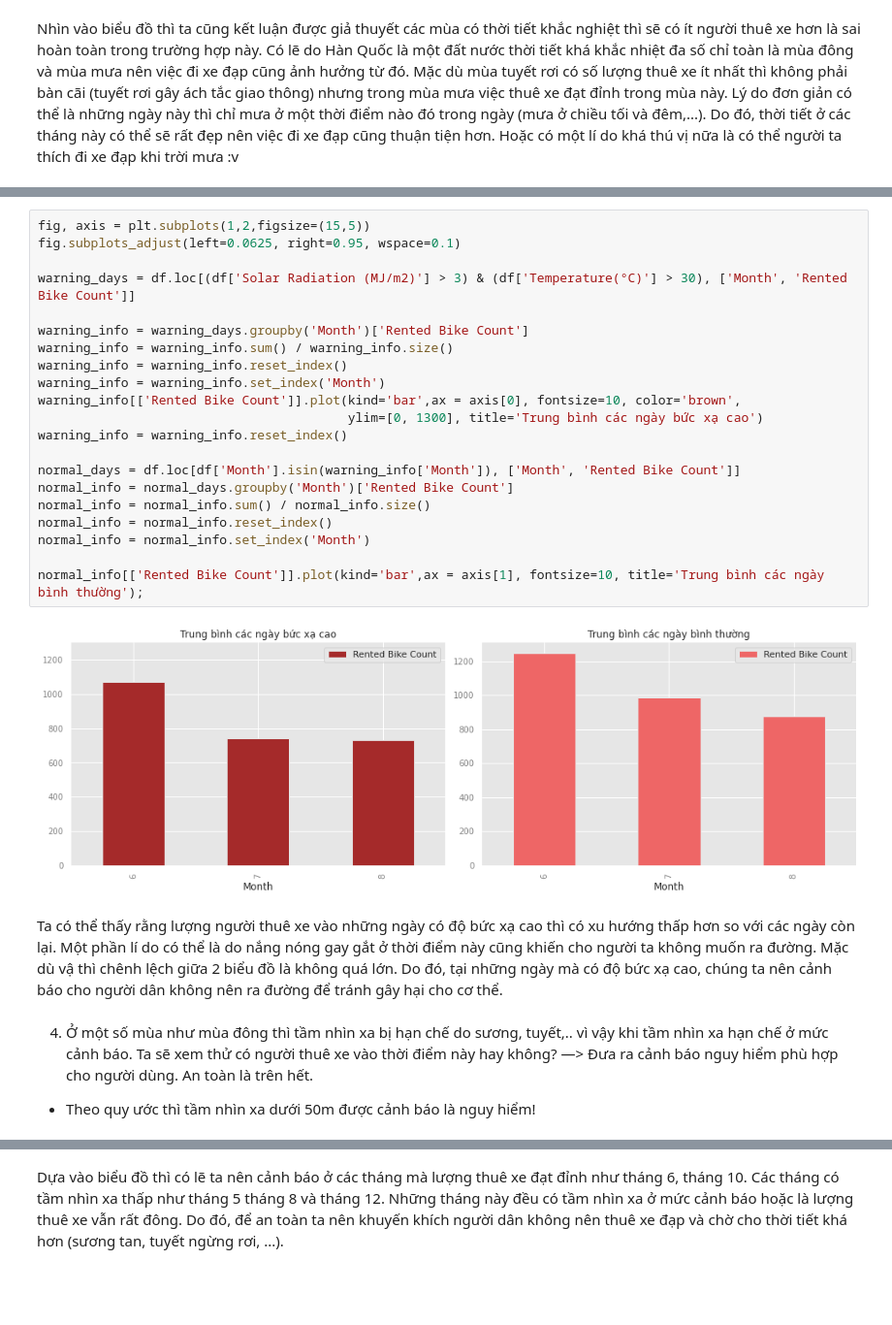
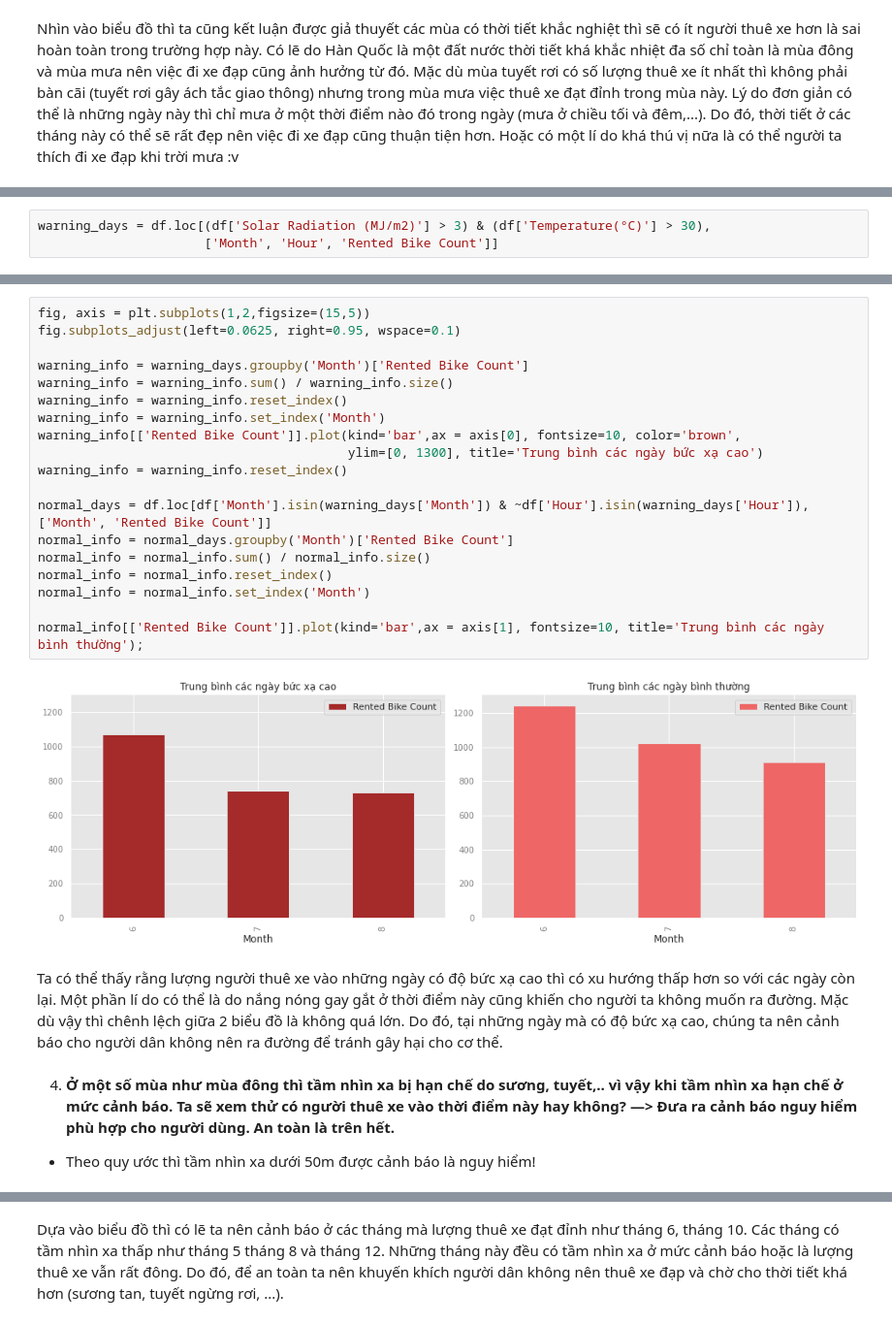
Before and after one commit to duylocky2k1/P4DS-CQ19-FinalProject, a Jupyter notebook: Final.ipynb, the cells around one changed output, grey strips where cells are left out. Shown at 97% size. Drawn from its saved outputs; the diff is of its cells as text; blank space fills up the shorter version.

```diff
--- a/Final.ipynb
+++ b/Final.ipynb
@@ -496,0 +517,3 @@ Nhìn vào biểu đồ thì ta cũng kết luận được giả thuyết các
+# %%
+warning_days = df.loc[(df['Solar Radiation (MJ/m2)'] > 3) & (df['Temperature(°C)'] > 30),
+                      ['Month', 'Hour', 'Rented Bike Count']]
@@ -497,28 +523,26 @@ Nhìn vào biểu đồ thì ta cũng kết luận được giả thuyết các
 # %%
 fig, axis = plt.subplots(1,2,figsize=(15,5))
 fig.subplots_adjust(left=0.0625, right=0.95, wspace=0.1)
-
-warning_days = df.loc[(df['Solar Radiation (MJ/m2)'] > 3) & (df['Temperature(°C)'] > 30), ['Month', 'Rented Bike Count']]
 
 warning_info = warning_days.groupby('Month')['Rented Bike Count']
 warning_info = warning_info.sum() / warning_info.size()
 warning_info = warning_info.reset_index()
 warning_info = warning_info.set_index('Month')
 warning_info[['Rented Bike Count']].plot(kind='bar',ax = axis[0], fontsize=10, color='brown',
                                          ylim=[0, 1300], title='Trung bình các ngày bức xạ cao')
 warning_info = warning_info.reset_index()
 
-normal_days = df.loc[df['Month'].isin(warning_info['Month']), ['Month', 'Rented Bike Count']]
+normal_days = df.loc[df['Month'].isin(warning_days['Month']) & ~df['Hour'].isin(warning_days['Hour']), ['Month', 'Rented Bike Count']]
 normal_info = normal_days.groupby('Month')['Rented Bike Count']
 normal_info = normal_info.sum() / normal_info.size()
 normal_info = normal_info.reset_index()
 normal_info = normal_info.set_index('Month')
 
 normal_info[['Rented Bike Count']].plot(kind='bar',ax = axis[1], fontsize=10, title='Trung bình các ngày bình thường');
 # %% [output]
-[figure, old version]
+[figure, new version]
 # %% [markdown]
-Ta có thể thấy rằng lượng người thuê xe vào những ngày có độ bức xạ cao thì có xu hướng thấp hơn so với các ngày còn lại. Một phần lí do có thể là do nắng nóng gay gắt ở thời điểm này cũng khiến cho người ta không muốn ra đường. Mặc dù vậ thì chênh lệch giữa 2 biểu đồ là không quá lớn. Do đó, tại những ngày mà có độ bức xạ cao, chúng ta nên cảnh báo cho người dân không nên ra đường để tránh gây hại cho cơ thể.
+Ta có thể thấy rằng lượng người thuê xe vào những ngày có độ bức xạ cao thì có xu hướng thấp hơn so với các ngày còn lại. Một phần lí do có thể là do nắng nóng gay gắt ở thời điểm này cũng khiến cho người ta không muốn ra đường. Mặc dù vậy thì chênh lệch giữa 2 biểu đồ là không quá lớn. Do đó, tại những ngày mà có độ bức xạ cao, chúng ta nên cảnh báo cho người dân không nên ra đường để tránh gây hại cho cơ thể.
 # %% [markdown]
-4. Ở một số mùa như mùa đông thì tầm nhìn xa bị hạn chế do sương, tuyết,.. vì vậy khi tầm nhìn xa hạn chế ở mức cảnh báo. Ta sẽ xem thử có người thuê xe vào thời điểm này hay không? —> Đưa ra cảnh báo nguy hiểm phù hợp cho người dùng. An toàn là trên hết.
+4. **Ở một số mùa như mùa đông thì tầm nhìn xa bị hạn chế do sương, tuyết,.. vì vậy khi tầm nhìn xa hạn chế ở mức cảnh báo. Ta sẽ xem thử có người thuê xe vào thời điểm này hay không? —> Đưa ra cảnh báo nguy hiểm phù hợp cho người dùng. An toàn là trên hết.** <br>
 - Theo quy ước thì tầm nhìn xa dưới 50m được cảnh báo là nguy hiểm!
```
Also changed, not shown: parts of 36 cells of this notebook.
